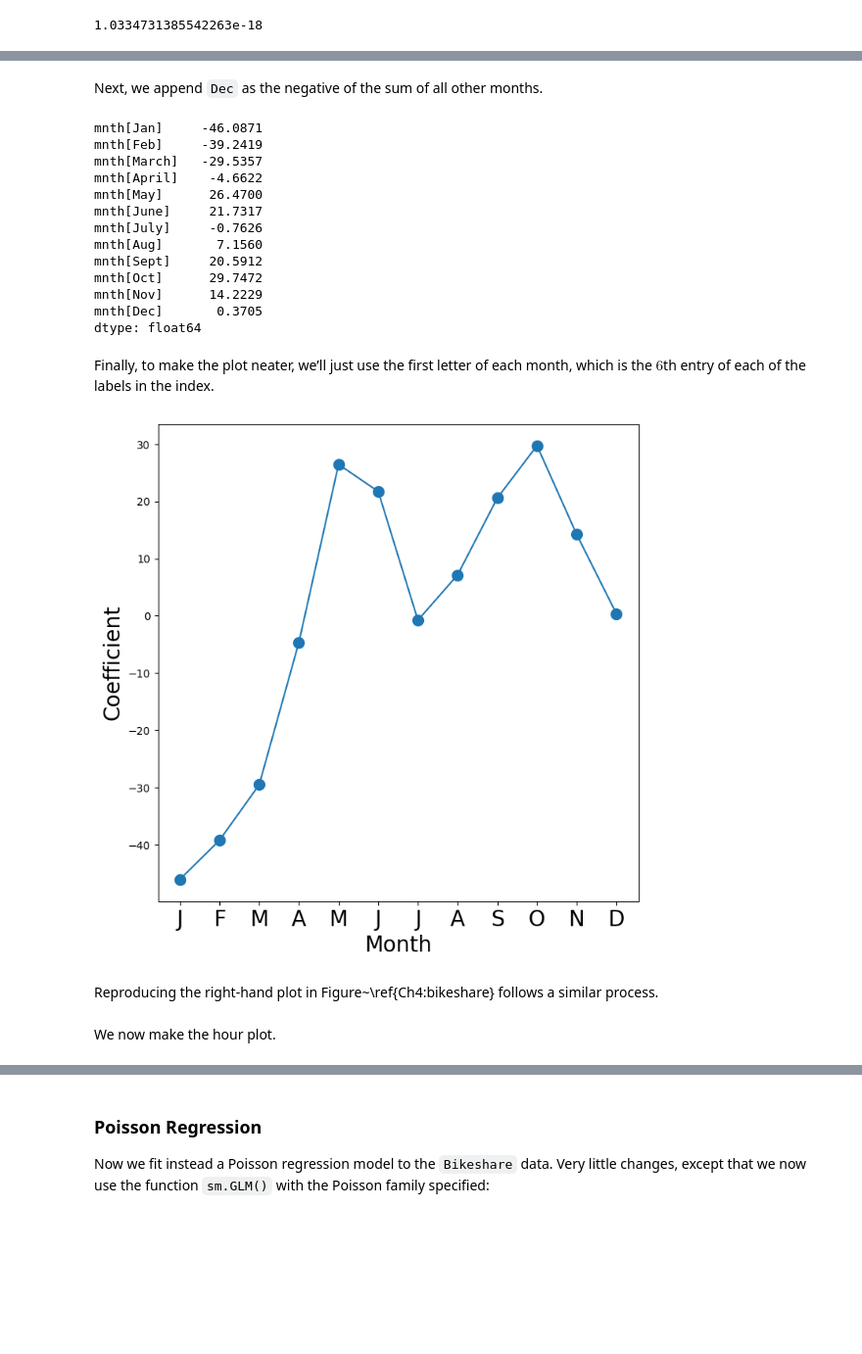
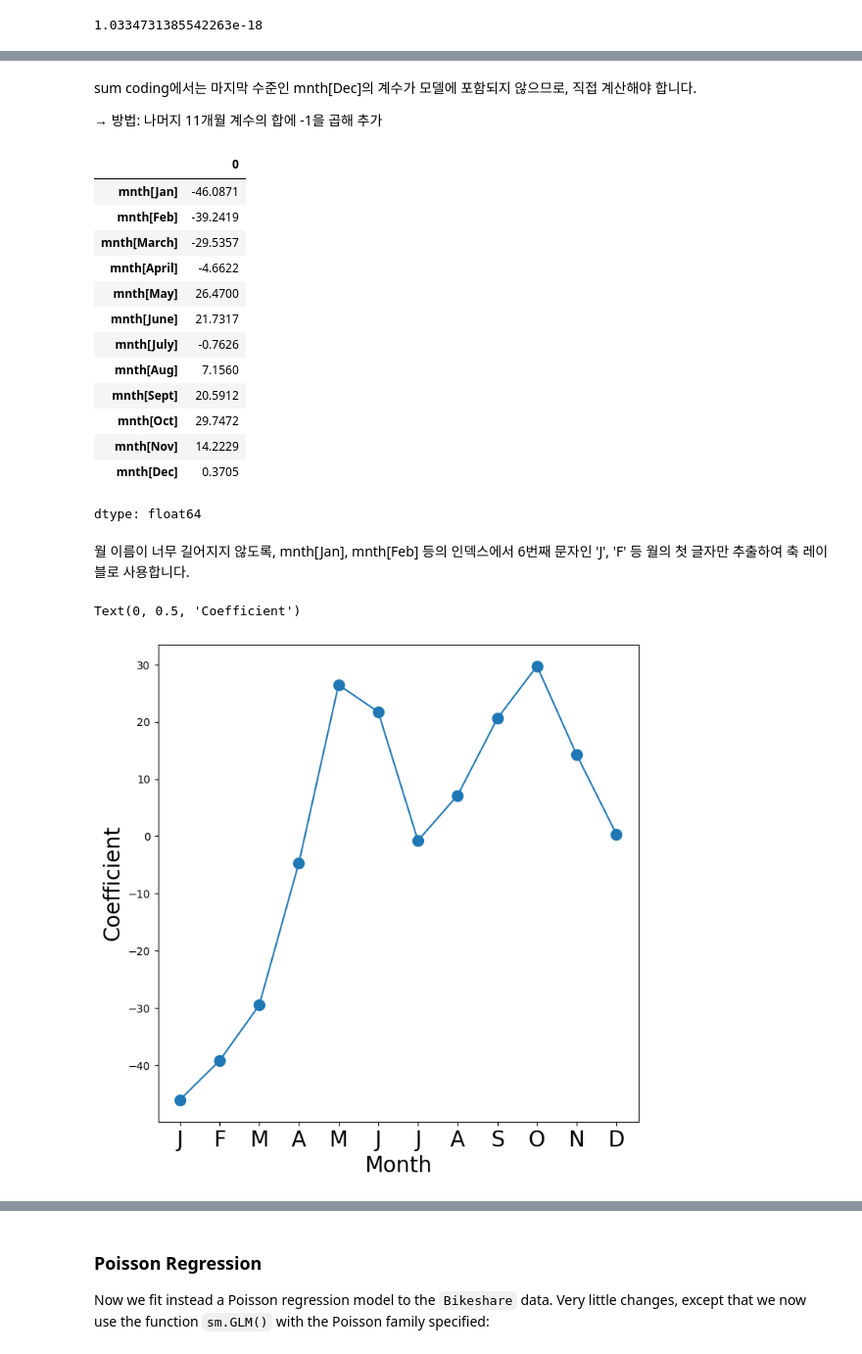
Before and after one commit to KO0HO/DataMining, a Jupyter notebook: Ch04-classification-lab.ipynb, the cells around one changed output, grey strips where cells are left out. Shown: that part at 98% size. Drawn from its saved outputs; the diff is of its cells as text; code cells hidden in the pictures; blank space fills up the shorter version.

```diff
--- a/Ch04-classification-lab.ipynb
+++ b/Ch04-classification-lab.ipynb
@@ -1152,41 +1188,52 @@ Name: coef, dtype: float64
 # %% [markdown]
-Next, we append `Dec` as the negative of the sum of all other months.
+sum coding에서는 마지막 수준인 mnth[Dec]의 계수가 모델에 포함되지 않으므로,
+직접 계산해야 합니다.
+
+→ 방법: 나머지 11개월 계수의 합에 -1을 곱해 추가
 # %%
+# 월 이름 확인 (순서 유지)
 months = Bike['mnth'].dtype.categories
+
+# Dec 계수 추가
 coef_month = pd.concat([
-                       coef_month,
-                       pd.Series([-coef_month.sum()],
-                                  index=['mnth[Dec]'
-                                 ])
-                       ])
+    coef_month,
+    pd.Series([-coef_month.sum()], index=['mnth[Dec]'])
+])
+
+# 결과 확인
 coef_month
 # %% [output]
+|  | 0 |
+| mnth[Jan] | -46.0871 |
+| mnth[Feb] | -39.2419 |
+| mnth[March] | -29.5357 |
+| mnth[April] | -4.6622 |
+| mnth[May] | 26.4700 |
+| mnth[June] | 21.7317 |
+| mnth[July] | -0.7626 |
+| mnth[Aug] | 7.1560 |
+| mnth[Sept] | 20.5912 |
+| mnth[Oct] | 29.7472 |
+| mnth[Nov] | 14.2229 |
+| mnth[Dec] | 0.3705 |
-mnth[Jan]     -46.0871
-mnth[Feb]     -39.2419
-mnth[March]   -29.5357
-mnth[April]    -4.6622
-mnth[May]      26.4700
-mnth[June]     21.7317
-mnth[July]     -0.7626
-mnth[Aug]       7.1560
-mnth[Sept]     20.5912
-mnth[Oct]      29.7472
-mnth[Nov]      14.2229
-mnth[Dec]       0.3705
 dtype: float64
 # %% [markdown]
-Finally, to make the plot neater, we’ll just use the first letter of each month, which is the $6$th entry of each of
-the labels in the index.
+월 이름이 너무 길어지지 않도록,
+mnth[Jan], mnth[Feb] 등의 인덱스에서 6번째 문자인 'J', 'F' 등
+월의 첫 글자만 추출하여 축 레이블로 사용합니다.
 # %%
-fig_month, ax_month = subplots(figsize=(8,8))
+fig_month, ax_month = subplots(figsize=(8, 8))
+
 x_month = np.arange(coef_month.shape[0])
 ax_month.plot(x_month, coef_month, marker='o', ms=10)
+
+# x축: 12개월 (레이블은 첫 글자만 표시)
 ax_month.set_xticks(x_month)
 ax_month.set_xticklabels([l[5] for l in coef_month.index], fontsize=20)
+
 ax_month.set_xlabel('Month', fontsize=20)
-ax_month.set_ylabel('Coefficient', fontsize=20);
+ax_month.set_ylabel('Coefficient', fontsize=20)
 # %% [output]
+Text(0, 0.5, 'Coefficient')
 [figure]
-# %% [markdown]
-Reproducing the  right-hand plot in Figure~\ref{Ch4:bikeshare}  follows a similar process.
 # %%
@@ -1198,2 +1246,0 @@ coef_hr = pd.concat([coef_hr,
-# %% [markdown]
-We now make the hour plot.
```
Also changed, not shown: parts of 16 cells of this notebook.
